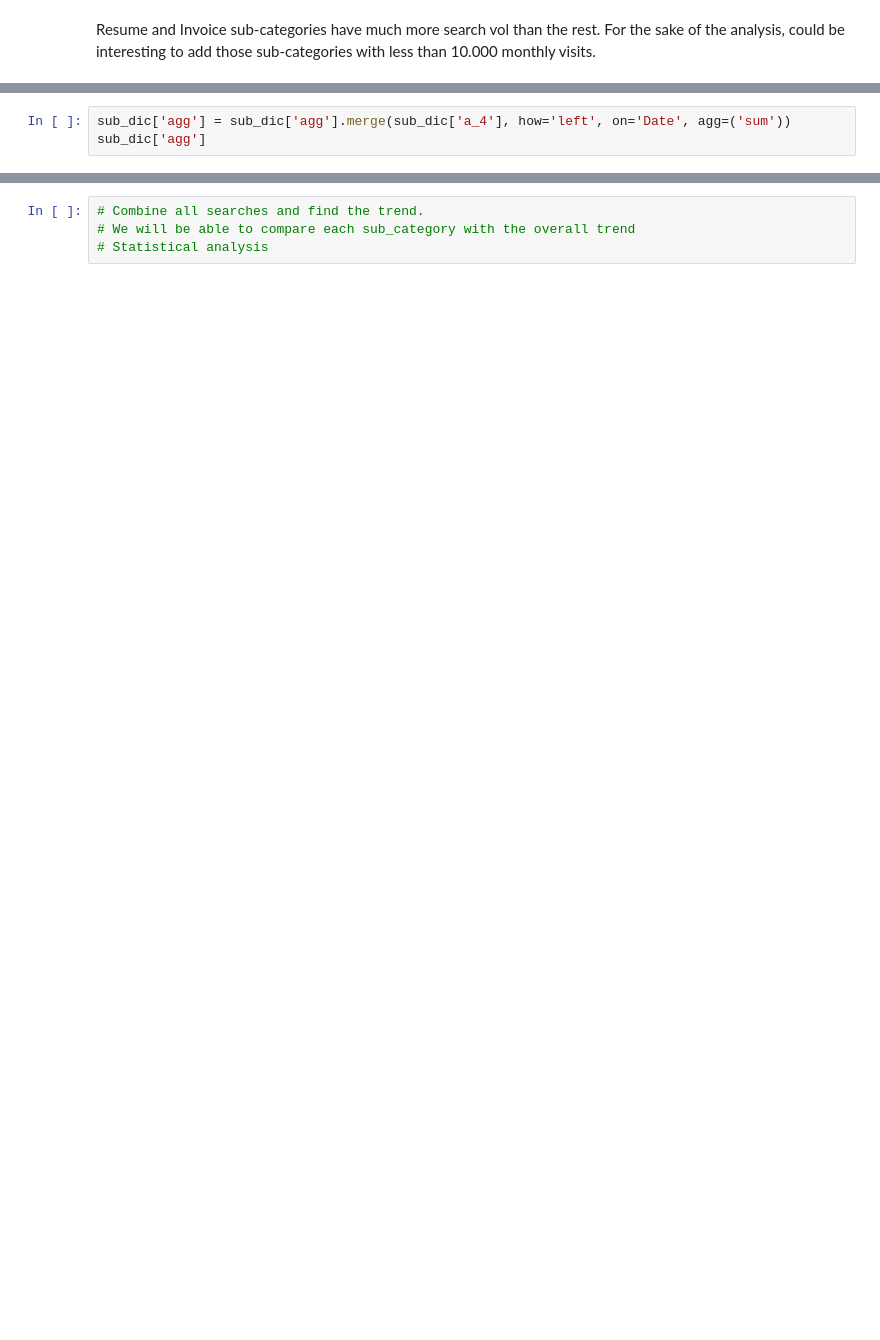
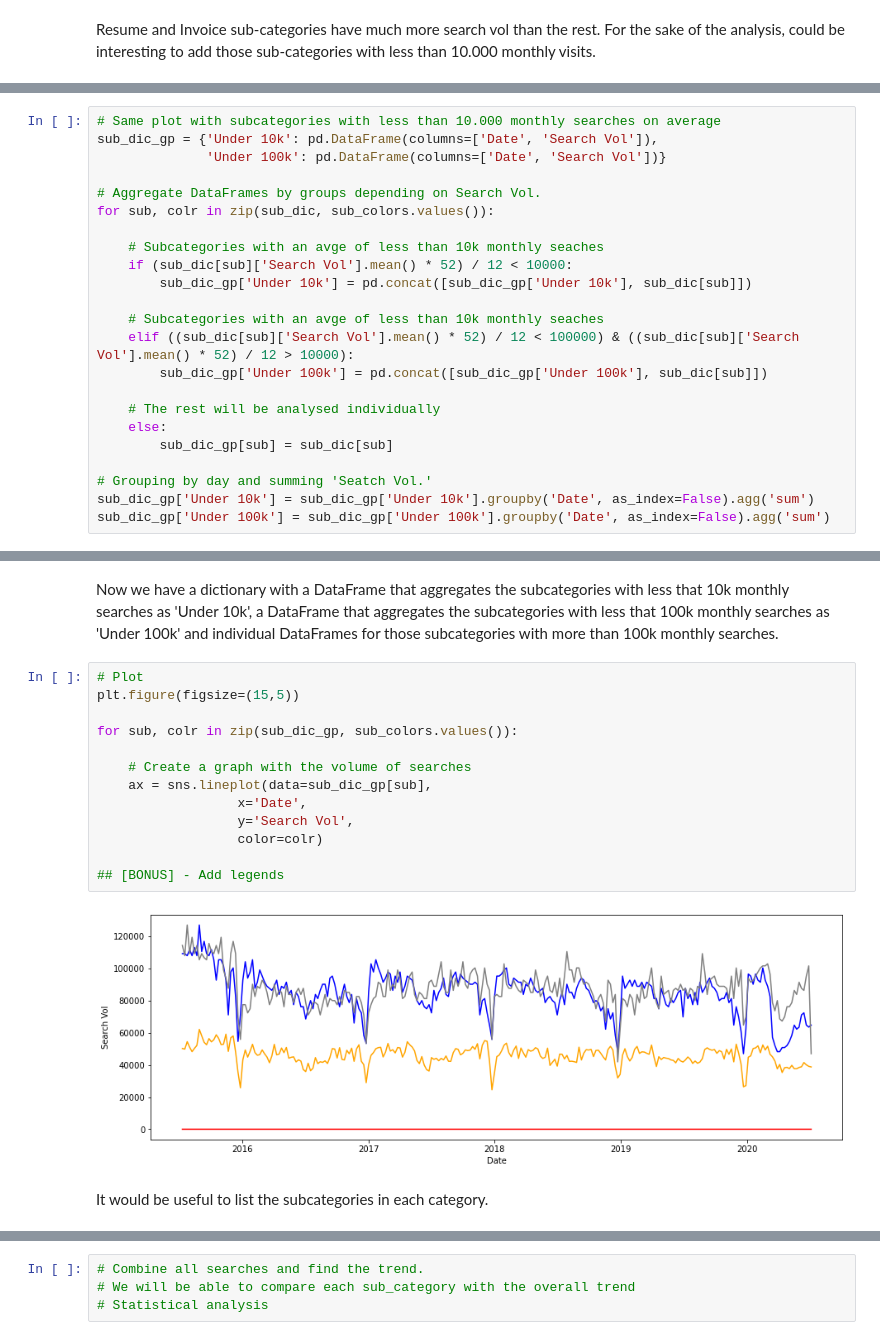
Before and after one commit to pepenunez/product-analytics, a Jupyter notebook: data-gathering.ipynb, the cells around one changed output, grey strips where cells are left out. Cells and saved outputs as stored; diff of their text form; blank space fills up the shorter version.

```diff
--- a/data-gathering.ipynb
+++ b/data-gathering.ipynb
@@ -260,3 +252,0 @@ sub_dic['agg']
-# %%
-sub_dic['agg'] = sub_dic['agg'].merge(sub_dic['a_4'], how='left', on='Date', agg=('sum'))
-sub_dic['agg']
@@ -264,0 +253,23 @@ TypeError: merge() got an unexpected keyword argument 'agg'
+# %%
+# Same plot with subcategories with less than 10.000 monthly searches on average
+sub_dic_gp = {'Under 10k': pd.DataFrame(columns=['Date', 'Search Vol']),
+              'Under 100k': pd.DataFrame(columns=['Date', 'Search Vol'])}
+
+# Aggregate DataFrames by groups depending on Search Vol.
+for sub, colr in zip(sub_dic, sub_colors.values()):
+
+    # Subcategories with an avge of less than 10k monthly seaches
+    if (sub_dic[sub]['Search Vol'].mean() * 52) / 12 < 10000:
+        sub_dic_gp['Under 10k'] = pd.concat([sub_dic_gp['Under 10k'], sub_dic[sub]])
+
+    # Subcategories with an avge of less than 10k monthly seaches
+    elif ((sub_dic[sub]['Search Vol'].mean() * 52) / 12 < 100000) & ((sub_dic[sub]['Search Vol'].mean() * 52) / 12 > 10000):
+        sub_dic_gp['Under 100k'] = pd.concat([sub_dic_gp['Under 100k'], sub_dic[sub]])
+
+    # The rest will be analysed individually
+    else:
+        sub_dic_gp[sub] = sub_dic[sub]
+
+# Grouping by day and summing 'Seatch Vol.'
+sub_dic_gp['Under 10k'] = sub_dic_gp['Under 10k'].groupby('Date', as_index=False).agg('sum')
+sub_dic_gp['Under 100k'] = sub_dic_gp['Under 100k'].groupby('Date', as_index=False).agg('sum')
@@ -264,0 +286,19 @@ TypeError: merge() got an unexpected keyword argument 'agg'
+# %% [markdown]
+Now we have a dictionary with a DataFrame that aggregates the subcategories with less that 10k monthly searches as 'Under 10k', a DataFrame that aggregates the subcategories with less that 100k monthly searches as 'Under 100k' and individual DataFrames for those subcategories with more than 100k monthly searches.
+# %%
+# Plot
+plt.figure(figsize=(15,5))
+
+for sub, colr in zip(sub_dic_gp, sub_colors.values()):
+
+    # Create a graph with the volume of searches
+    ax = sns.lineplot(data=sub_dic_gp[sub],
+                  x='Date',
+                  y='Search Vol',
+                  color=colr)
+
+## [BONUS] - Add legends
+# %% [output]
+[figure, added]
+# %% [markdown]
+It would be useful to list the subcategories in each category.
```
Also changed, not shown: parts of 25 cells of this notebook.
